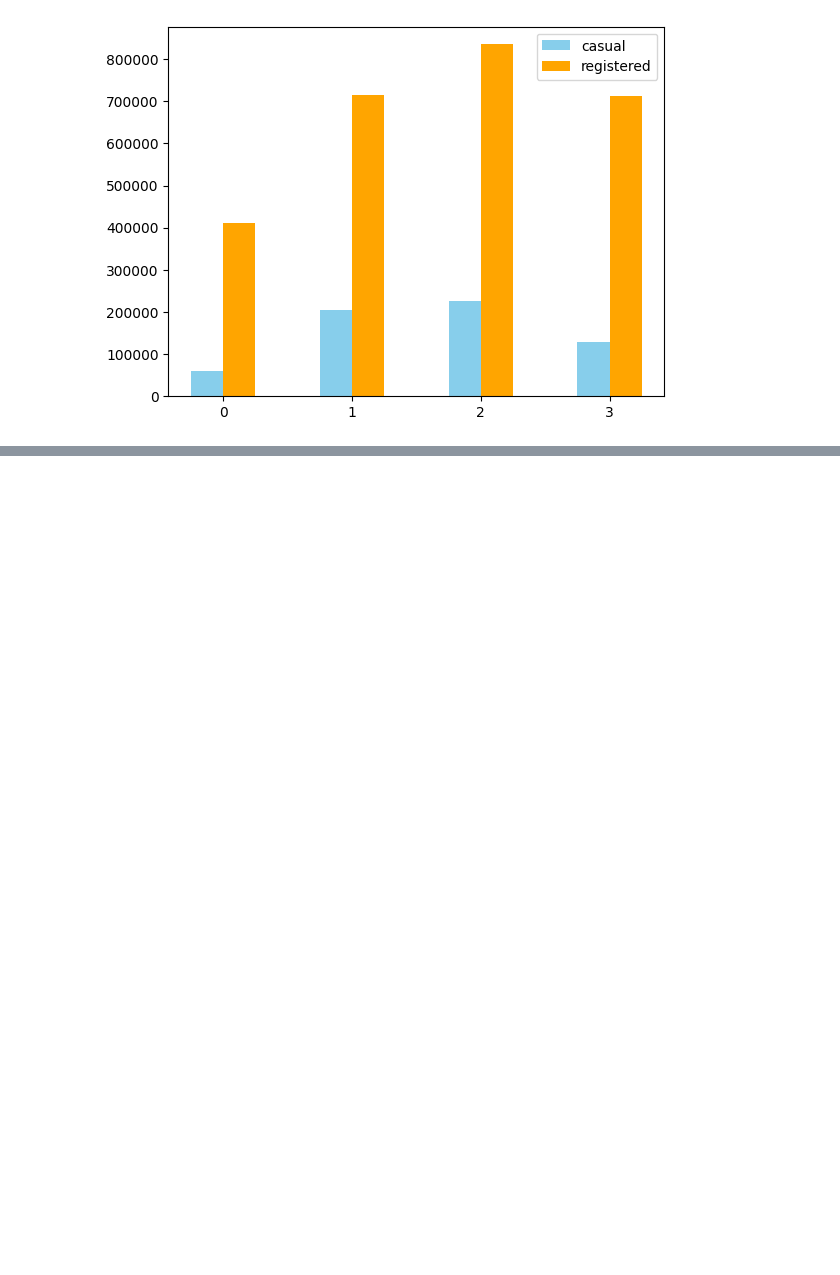
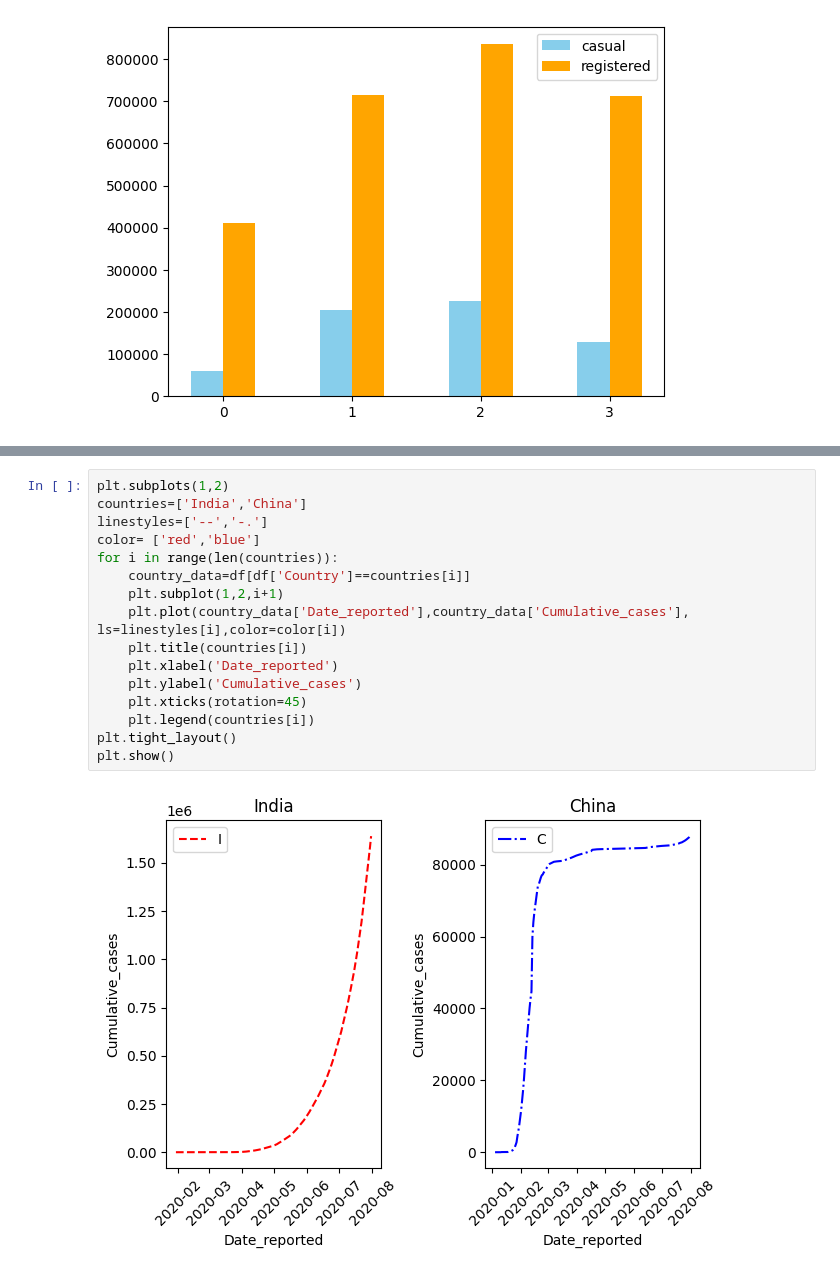
Before and after one commit to Aaditya-Singh0423/Machine-Learning, a Jupyter notebook: Visual_class_1/Visual_class_1/matplotlib.ipynb, the cells around one changed output, grey strips where cells are left out. Drawn from its saved outputs; the diff is of its cells as text; blank space fills up the shorter version.

```diff
--- a/Visual_class_1/Visual_class_1/matplotlib.ipynb
+++ b/Visual_class_1/Visual_class_1/matplotlib.ipynb
@@ -265,0 +296,18 @@ plt.legend()
+# %%
+plt.subplots(1,2)
+countries=['India','China']
+linestyles=['--','-.']
+color= ['red','blue']
+for i in range(len(countries)):
+    country_data=df[df['Country']==countries[i]]
+    plt.subplot(1,2,i+1)
+    plt.plot(country_data['Date_reported'],country_data['Cumulative_cases'], ls=linestyles[i],color=color[i])
+    plt.title(countries[i])
+    plt.xlabel('Date_reported')
+    plt.ylabel('Cumulative_cases')
+    plt.xticks(rotation=45)
+    plt.legend(countries[i])
+plt.tight_layout()
+plt.show()
+# %% [output]
+[figure, added]
```
Also changed, not shown: parts of 5 cells of this notebook.
